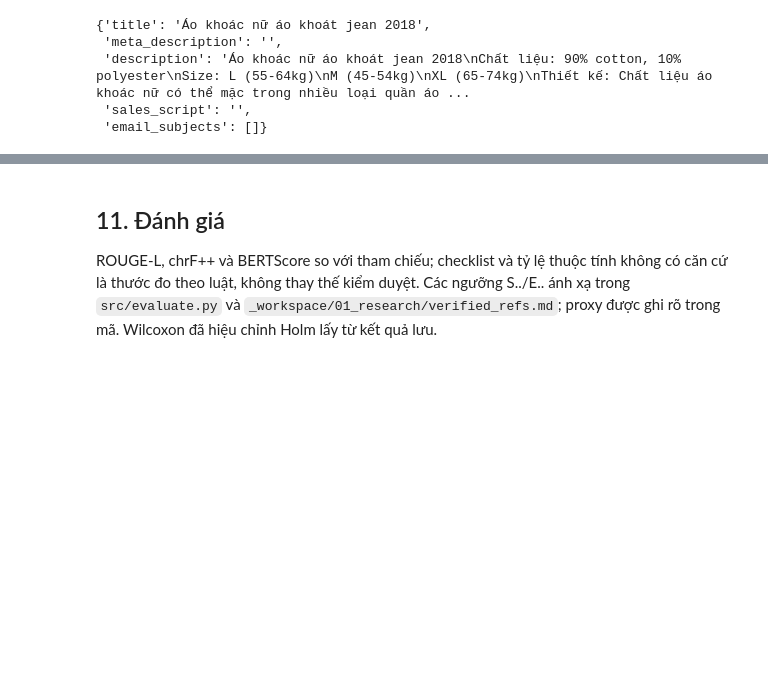
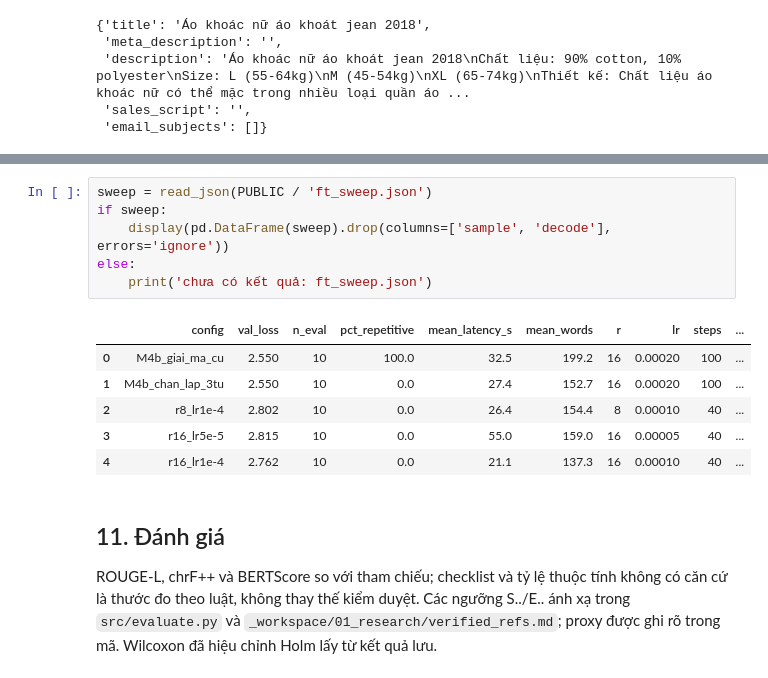
Before and after one commit to minhnguyen66690-source/genai-marketing-thoi-trang-nu, a Jupyter notebook: notebook/GenAI_Marketing_ThoiTrangNu_executed.ipynb, the cells around one changed output, grey strips where cells are left out. Cells and saved outputs as stored; diff of their text form; blank space fills up the shorter version.

```diff
--- a/notebook/GenAI_Marketing_ThoiTrangNu_executed.ipynb
+++ b/notebook/GenAI_Marketing_ThoiTrangNu_executed.ipynb
@@ -431,3 +434,16 @@ M4b — generations_M4b_tiki.jsonl
+# %%
+sweep = read_json(PUBLIC / 'ft_sweep.json')
+if sweep:
+    display(pd.DataFrame(sweep).drop(columns=['sample', 'decode'], errors='ignore'))
+else:
+    print('chưa có kết quả: ft_sweep.json')
+# %% [output]
+|  | config | val_loss | n_eval | pct_repetitive | mean_latency_s | mean_words | r | lr | steps | ... |
+| 0 | M4b_giai_ma_cu | 2.550 | 10 | 100.0 | 32.5 | 199.2 | 16 | 0.00020 | 100 | ... |
+| 1 | M4b_chan_lap_3tu | 2.550 | 10 | 0.0 | 27.4 | 152.7 | 16 | 0.00020 | 100 | ... |
+| 2 | r8_lr1e-4 | 2.802 | 10 | 0.0 | 26.4 | 154.4 | 8 | 0.00010 | 40 | ... |
+| 3 | r16_lr5e-5 | 2.815 | 10 | 0.0 | 55.0 | 159.0 | 16 | 0.00005 | 40 | ... |
+| 4 | r16_lr1e-4 | 2.762 | 10 | 0.0 | 21.1 | 137.3 | 16 | 0.00010 | 40 | ... |
 # %% [markdown]
 ## 11. Đánh giá
 ROUGE-L, chrF++ và BERTScore so với tham chiếu; checklist và tỷ lệ thuộc tính không có căn cứ là thước đo theo luật, không thay thế kiểm duyệt. Các ngưỡng S../E.. ánh xạ trong `src/evaluate.py` và `_workspace/01_research/verified_refs.md`; proxy được ghi rõ trong mã. Wilcoxon đã hiệu chỉnh Holm lấy từ kết quả lưu.
```
Also changed, not shown: parts of 3 cells of this notebook, 8 other files.
